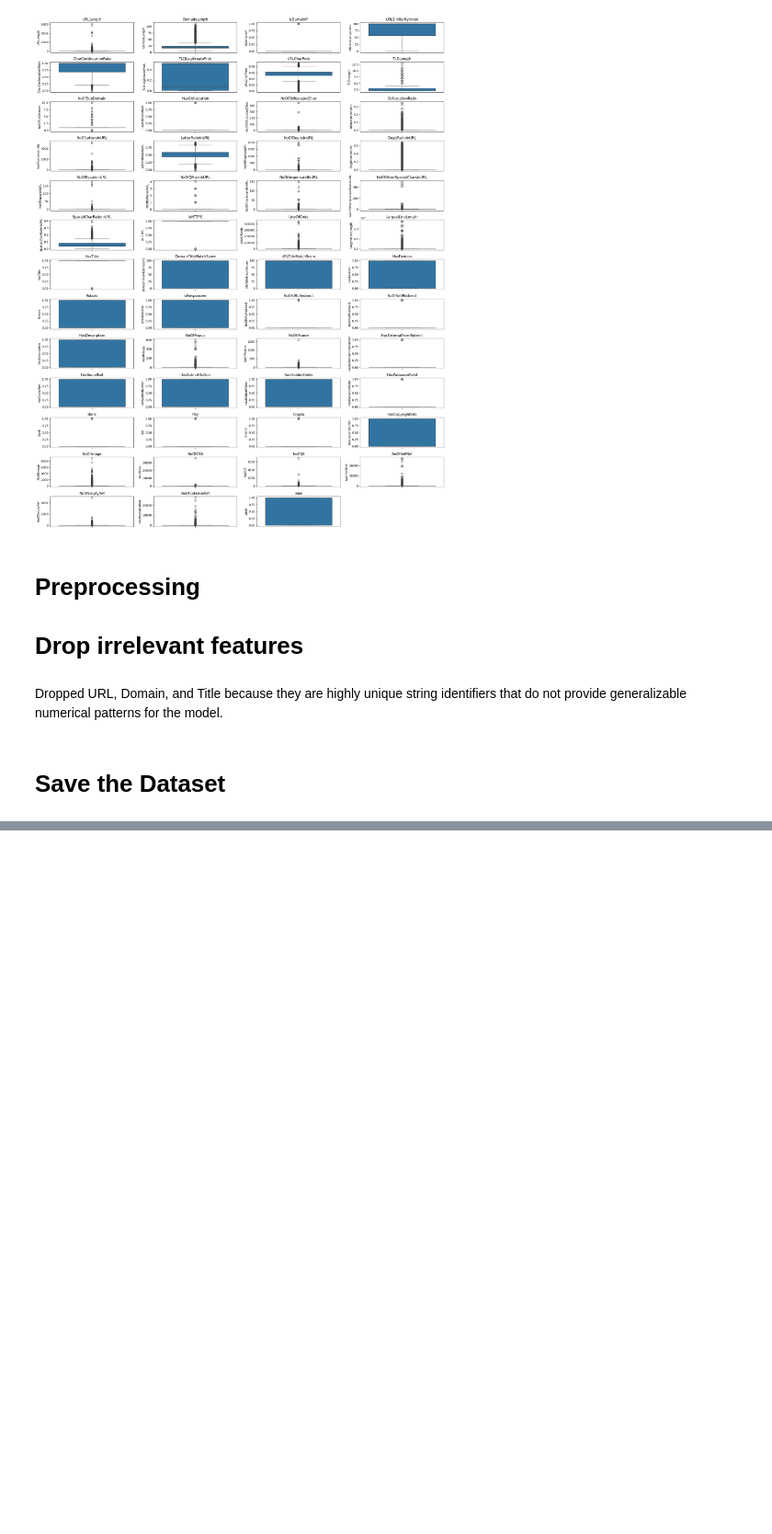
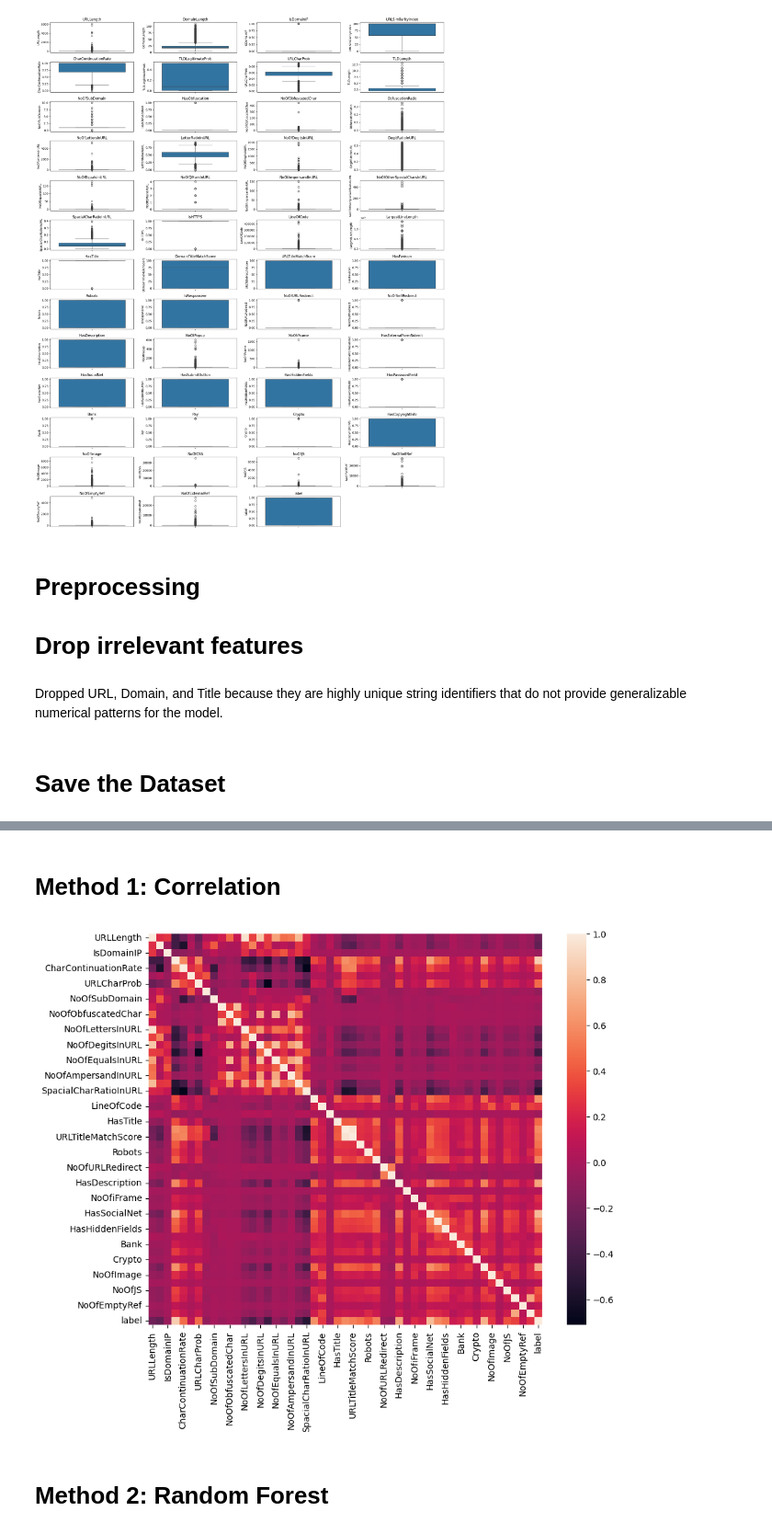
Before and after one commit to Ifarhkhan/Phising_dataset, a Jupyter notebook: Visualization Of Phishing Webiste phase2.ipynb, the cells around one changed output, grey strips where cells are left out. Shown at 92% size. Cells and saved outputs as stored; diff of their text form; code cells hidden in the pictures; blank space fills up the shorter version.

```diff
--- a/Visualization Of Phishing Webiste phase2.ipynb
+++ b/Visualization Of Phishing Webiste phase2.ipynb
@@ -268,0 +273,14 @@ df_clean.to_csv('preprocessed_phishing_dataset.csv', index=False)
+# %% [markdown]
+# Method 1: Correlation
+# %%
+df = df.drop(columns=df.select_dtypes(include="object").columns)
+
+corr = df.corr()
+
+plt.figure(figsize=(10,8))
+sns.heatmap(corr)
+plt.show()
+# %% [output]
+[figure, added]
+# %% [markdown]
+# Method 2: Random Forest
```
Also changed, not shown: parts of 6 cells of this notebook.
